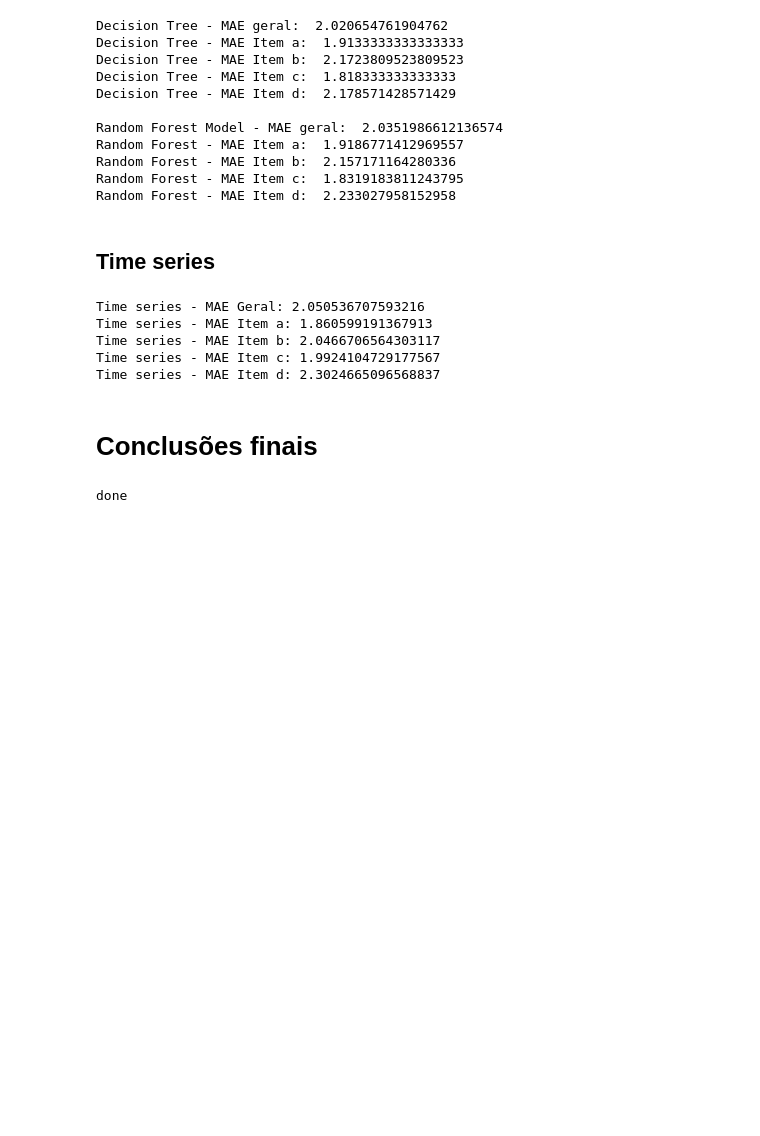
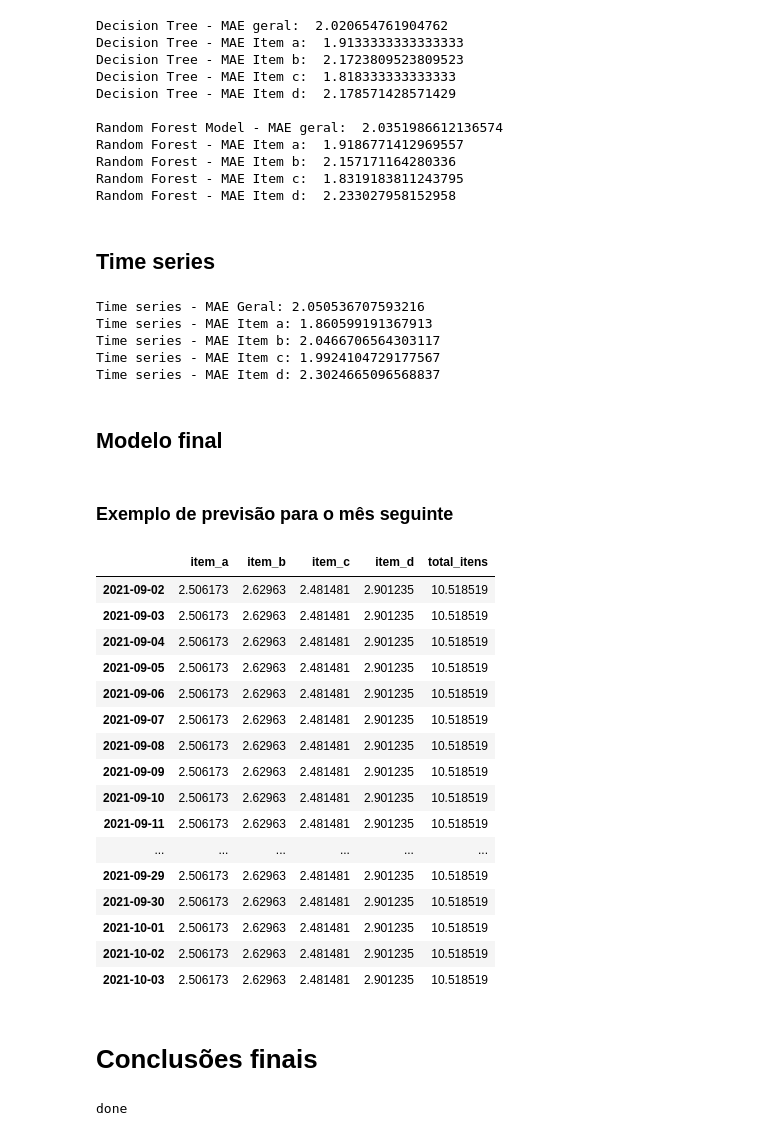
Before and after one commit to Eduardo-95-DS/case_mr_health, a Jupyter notebook: notebooks/previsao_demanda.ipynb, the cells around one changed output. Cells and saved outputs as stored; diff of their text form; code cells hidden in the pictures; blank space fills up the shorter version.

Commit message:
final model added

```diff
--- a/notebooks/previsao_demanda.ipynb
+++ b/notebooks/previsao_demanda.ipynb
@@ -1589,6 +1624,52 @@ Time series - MAE Item a: 1.860599191367913
 Time series - MAE Item b: 2.0466706564303117
 Time series - MAE Item c: 1.9924104729177567
 Time series - MAE Item d: 2.3024665096568837
+# %% [markdown]
+## **Modelo final**
+# %%
+full_df=pd.concat([X_train_full,X_val_full],axis=0)
+full_df=pd.concat([full_df,X_test_full],axis=0)
+
+full_df.reset_index(drop=True, inplace=True)
+full_df=pd.concat([full_df,y],axis=1)
+
+mean_item_a = full_df['item_a'].mean()
+mean_item_b = full_df['item_b'].mean()
+mean_item_c = full_df['item_c'].mean()
+mean_item_d = full_df['item_d'].mean()
+# %% [markdown]
+### **Exemplo de previsão para o mês seguinte**
+# %%
+dates = pd.date_range(start='2021-09-02', end='2021-10-03', freq='D')
+
+y_test = pd.DataFrame(index=dates)
+
+y_test['item_a'] = mean_item_a
+y_test['item_b'] = mean_item_b
+y_test['item_c'] = mean_item_c
+y_test['item_d'] = mean_item_d
+
+y_test['total_itens'] = y_test.sum(axis=1)
+
+y_test
+# %% [output]
+|  | item_a | item_b | item_c | item_d | total_itens |
+| 2021-09-02 | 2.506173 | 2.62963 | 2.481481 | 2.901235 | 10.518519 |
+| 2021-09-03 | 2.506173 | 2.62963 | 2.481481 | 2.901235 | 10.518519 |
+| 2021-09-04 | 2.506173 | 2.62963 | 2.481481 | 2.901235 | 10.518519 |
+| 2021-09-05 | 2.506173 | 2.62963 | 2.481481 | 2.901235 | 10.518519 |
+| 2021-09-06 | 2.506173 | 2.62963 | 2.481481 | 2.901235 | 10.518519 |
+| 2021-09-07 | 2.506173 | 2.62963 | 2.481481 | 2.901235 | 10.518519 |
+| 2021-09-08 | 2.506173 | 2.62963 | 2.481481 | 2.901235 | 10.518519 |
+| 2021-09-09 | 2.506173 | 2.62963 | 2.481481 | 2.901235 | 10.518519 |
+| 2021-09-10 | 2.506173 | 2.62963 | 2.481481 | 2.901235 | 10.518519 |
+| 2021-09-11 | 2.506173 | 2.62963 | 2.481481 | 2.901235 | 10.518519 |
+| ... | ... | ... | ... | ... | ... |
+| 2021-09-29 | 2.506173 | 2.62963 | 2.481481 | 2.901235 | 10.518519 |
+| 2021-09-30 | 2.506173 | 2.62963 | 2.481481 | 2.901235 | 10.518519 |
+| 2021-10-01 | 2.506173 | 2.62963 | 2.481481 | 2.901235 | 10.518519 |
+| 2021-10-02 | 2.506173 | 2.62963 | 2.481481 | 2.901235 | 10.518519 |
+| 2021-10-03 | 2.506173 | 2.62963 | 2.481481 | 2.901235 | 10.518519 |
 # %% [markdown]
 # **Conclusões finais**
 # %%
```
Also changed, not shown: parts of 7 cells of this notebook.
